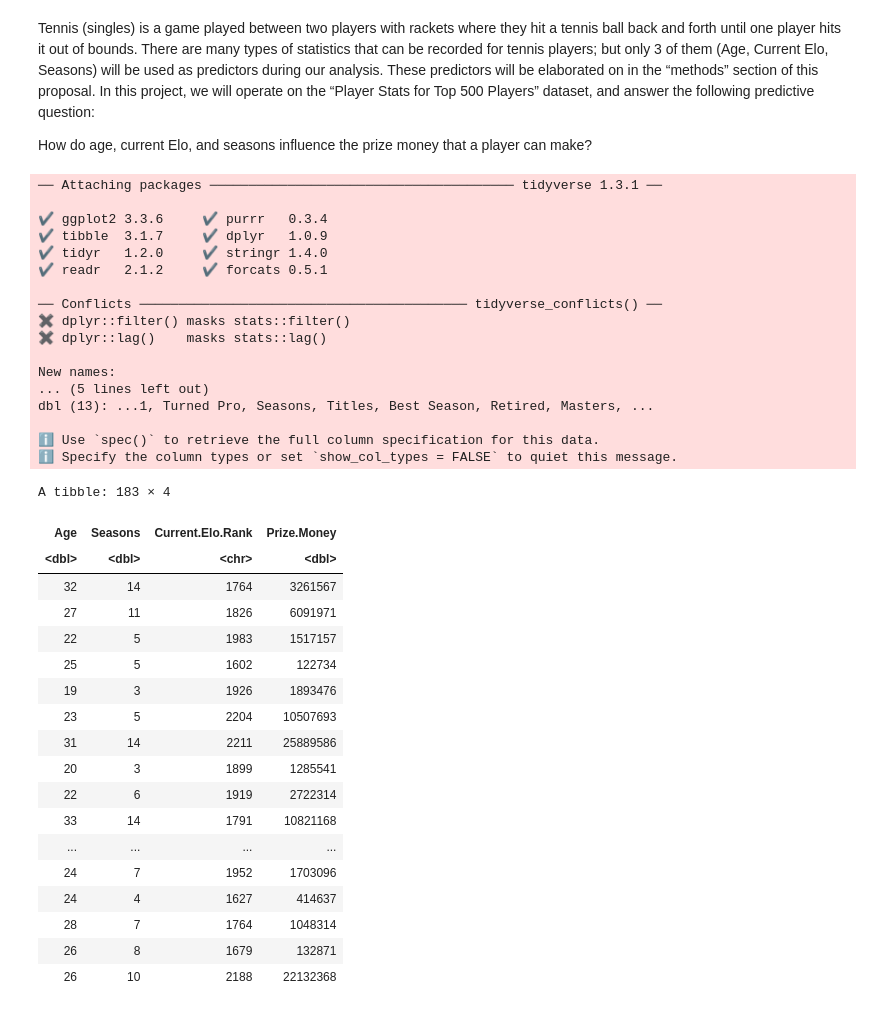
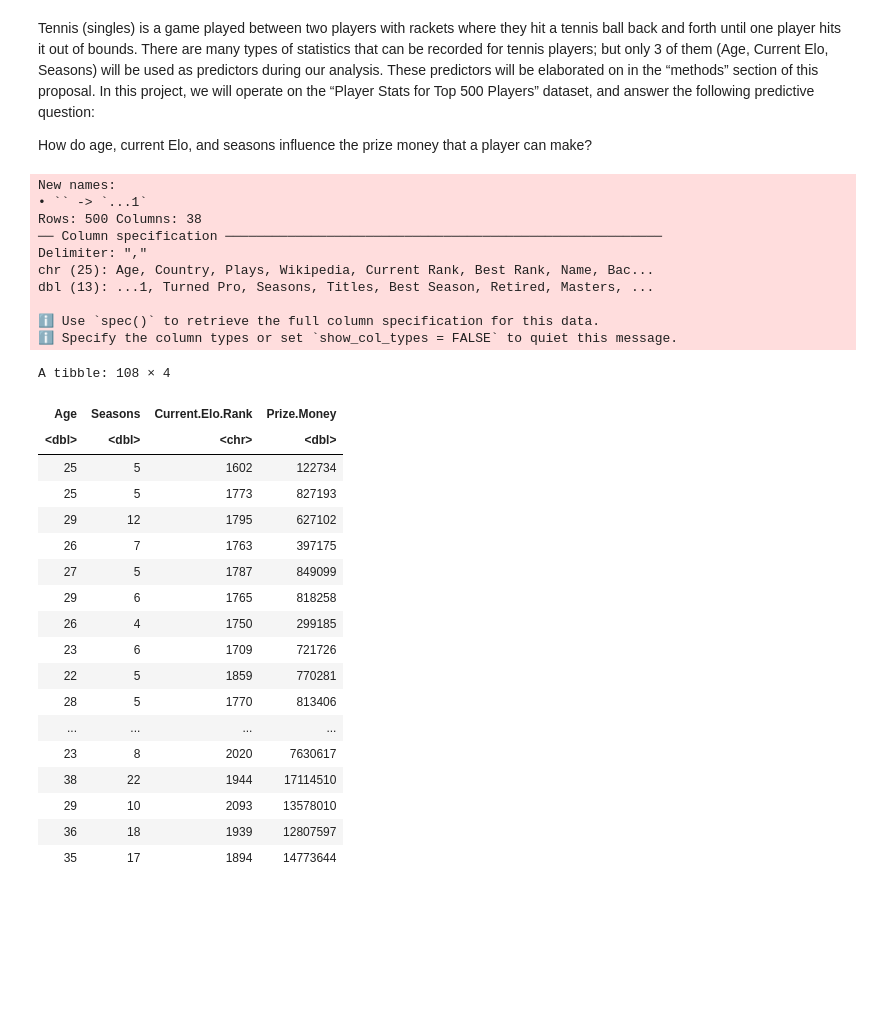
Before and after one commit to harmonyam/dsci100_project, a Jupyter notebook: project_proposal.ipynb, the cells around one changed output. Drawn from its saved outputs; the diff is of its cells as text; code cells hidden in the pictures; blank space fills up the shorter version.

Commit message:
Split data into training and testing and added untidied plots of data.

```diff
--- a/project_proposal.ipynb
+++ b/project_proposal.ipynb
@@ -6,51 +6,75 @@ Tennis (singles) is a game played between two players with rackets where they hi
 How do age, current Elo, and seasons influence the prize money that a player can make?
 # %%
 library(tidyverse)
+library(tidymodels)
+library(gridExtra)
 
 player_stats <- read_csv("data")
 
 colnames(player_stats) <- make.names(colnames(player_stats), unique = TRUE)
 
 player_stats_tidy <- player_stats |> filter(Active == "Yes", Current.Elo.Rank != "N/A") |>
                                      select(Age, Seasons, Current.Elo.Rank, Prize.Money) |>
                                      mutate(Age = as.numeric(substr(Age, 1,2)),
                                            Current.Elo.Rank = gsub("[\\(\\)]", "", regmatches(Current.Elo.Rank, gregexpr("\\(.*?\\)", Current.Elo.Rank))),
                                            Prize.Money = parse_number(Prize.Money))
-player_stats_tidy
+
+player_stats_split <- initial_split(player_stats_tidy, prop = 0.6, strata = Prize.Money)
+player_stats_train <- training(player_stats_split)
+player_stats_test <- testing(player_stats_split)
+
+player_stats_train
+
+player_age_plot <- ggplot(player_stats_train, aes(x = Age, y = Prize.Money)) +
+  geom_point(alpha = 0.4) +
+  xlab("Age of Player (years)") +
+  ylab("Prize Money Won") +
+  theme(text = element_text(size = 12))
+
+player_age_plot
+
+player_seasons_plot <- ggplot(player_stats_train, aes(x = Seasons, y = Prize.Money)) +
+  geom_point(alpha = 0.4) +
+  xlab("Total Seasons Played") +
+  ylab("Prize Money Won") +
+  theme(text = element_text(size = 12))
+
+player_seasons_plot
+
+player_elo_plot <- ggplot(player_stats_train, aes(x = Current.Elo.Rank, y = Prize.Money)) +
+  geom_point(alpha = 0.4) +
+  xlab("Current Elo of Player") +
+  ylab("Prize Money Won") +
+  theme(text = element_text(size = 12))
+
+player_elo_plot
 # %% [output]
-── Attaching packages ─────────────────────────────────────── tidyverse 1.3.1 ──
-
-✔ ggplot2 3.3.6     ✔ purrr   0.3.4
-✔ tibble  3.1.7     ✔ dplyr   1.0.9
-✔ tidyr   1.2.0     ✔ stringr 1.4.0
-✔ readr   2.1.2     ✔ forcats 0.5.1
-
-── Conflicts ────────────────────────────────────────── tidyverse_conflicts() ──
-✖ dplyr::filter() masks stats::filter()
-✖ dplyr::lag()    masks stats::lag()
-
 New names:
-... (5 lines left out)
+• `` -> `...1`
+Rows: 500 Columns: 38
+── Column specification ────────────────────────────────────────────────────────
+Delimiter: ","
+chr (25): Age, Country, Plays, Wikipedia, Current Rank, Best Rank, Name, Bac...
 dbl (13): ...1, Turned Pro, Seasons, Titles, Best Season, Retired, Masters, ...
 
 ℹ Use `spec()` to retrieve the full column specification for this data.
 ℹ Specify the column types or set `show_col_types = FALSE` to quiet this message.
-A tibble: 183 × 4
+A tibble: 108 × 4
 | Age | Seasons | Current.Elo.Rank | Prize.Money |
 | <dbl> | <dbl> | <chr> | <dbl> |
-| 32 | 14 | 1764 | 3261567 |
-| 27 | 11 | 1826 | 6091971 |
-| 22 | 5 | 1983 | 1517157 |
 | 25 | 5 | 1602 | 122734 |
-| 19 | 3 | 1926 | 1893476 |
-| 23 | 5 | 2204 | 10507693 |
-| 31 | 14 | 2211 | 25889586 |
-| 20 | 3 | 1899 | 1285541 |
-| 22 | 6 | 1919 | 2722314 |
-| 33 | 14 | 1791 | 10821168 |
+| 25 | 5 | 1773 | 827193 |
+| 29 | 12 | 1795 | 627102 |
+| 26 | 7 | 1763 | 397175 |
+| 27 | 5 | 1787 | 849099 |
+| 29 | 6 | 1765 | 818258 |
+| 26 | 4 | 1750 | 299185 |
+| 23 | 6 | 1709 | 721726 |
+| 22 | 5 | 1859 | 770281 |
+| 28 | 5 | 1770 | 813406 |
 | ... | ... | ... | ... |
-| 24 | 7 | 1952 | 1703096 |
-| 24 | 4 | 1627 | 414637 |
-| 28 | 7 | 1764 | 1048314 |
-| 26 | 8 | 1679 | 132871 |
-| 26 | 10 | 2188 | 22132368 |
+| 23 | 8 | 2020 | 7630617 |
+| 38 | 22 | 1944 | 17114510 |
+| 29 | 10 | 2093 | 13578010 |
+| 36 | 18 | 1939 | 12807597 |
+| 35 | 17 | 1894 | 14773644 |
```
Also changed, not shown: parts of 4 cells of this notebook.
